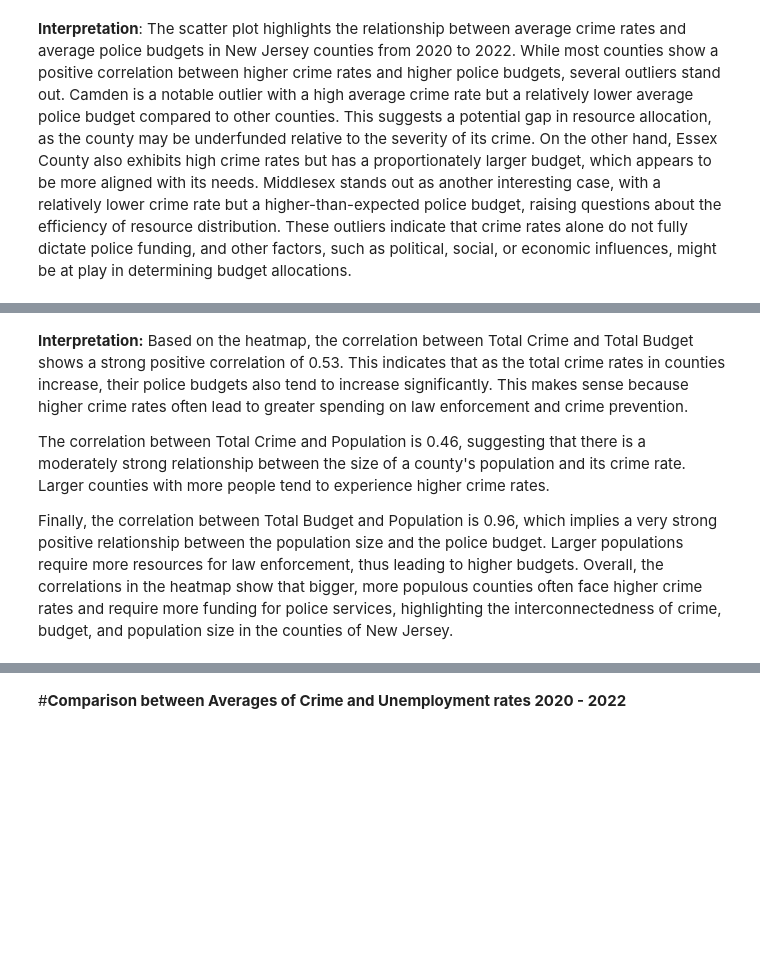
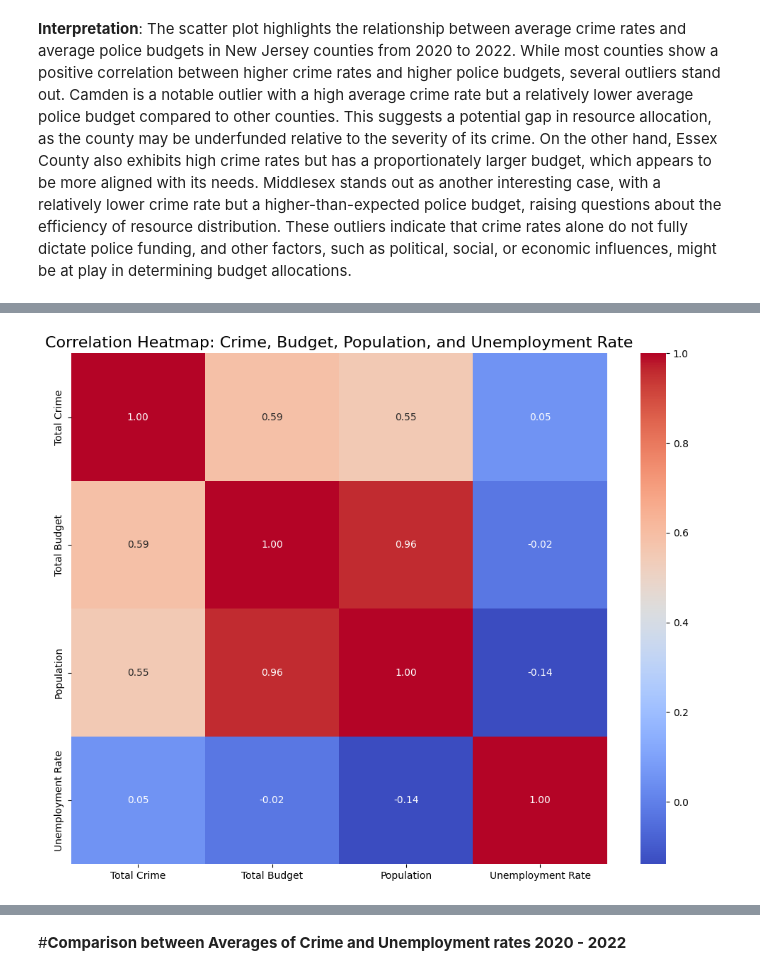
Before and after one commit to erikaguiracocha/Data-Visualization-2025, a Jupyter notebook: PS4erikaguiracocha.ipynb, the cells around one changed output, grey strips where cells are left out. Saved outputs shown, nothing was run; the diff lists cells and outputs as text; code cells hidden in the pictures; blank space fills up the shorter version.

```diff
--- a/PS4erikaguiracocha.ipynb
+++ b/PS4erikaguiracocha.ipynb
@@ -395,6 +343,61 @@ plt.show()
-# %% [markdown]
-**Interpretation:** Based on the heatmap, the correlation between Total Crime and Total Budget shows a strong positive correlation of 0.53. This indicates that as the total crime rates in counties increase, their police budgets also tend to increase significantly. This makes sense because higher crime rates often lead to greater spending on law enforcement and crime prevention.
-
-The correlation between Total Crime and Population is 0.46, suggesting that there is a moderately strong relationship between the size of a county's population and its crime rate. Larger counties with more people tend to experience higher crime rates.
-
-Finally, the correlation between Total Budget and Population is 0.96, which implies a very strong positive relationship between the population size and the police budget. Larger populations require more resources for law enforcement, thus leading to higher budgets. Overall, the correlations in the heatmap show that bigger, more populous counties often face higher crime rates and require more funding for police services, highlighting the interconnectedness of crime, budget, and population size in the counties of New Jersey.
+# %%
+import pandas as pd
+import matplotlib.pyplot as plt
+import seaborn as sns
+
+# URLs de los datasets
+url_crime_data = 'https://raw.githubusercontent.com/erikaguiracocha/Data-Visualization-2025/refs/heads/main/crime%20by%20county%20New%20Jersey.csv'
+url_budget_data = 'https://raw.githubusercontent.com/erikaguiracocha/Data-Visualization-2025/refs/heads/main/police%20budgets%20in%20New%20Jersey.csv'
+url_population_data = 'https://raw.githubusercontent.com/erikaguiracocha/Data-Visualization-2025/refs/heads/main/population%20by%20county.csv'
+url_unemployment = 'https://raw.githubusercontent.com/erikaguiracocha/Data-Visualization-2025/refs/heads/main/unemployment%20rate%20by%20county.csv'
+
+# Cargar los datos
+crime_data = pd.read_csv(url_crime_data, header=1)
+budget_data = pd.read_csv(url_budget_data, header=1)
+population_data = pd.read_csv(url_population_data)
+unemployment_data = pd.read_csv(url_unemployment)
+
+# Limpiar nombres de columnas
+population_data.columns = population_data.columns.str.strip()
+crime_data['County'] = crime_data['County'].str.strip()
+budget_data['County'] = budget_data['County'].str.strip()
+population_data['County'] = population_data['County'].str.strip()
+unemployment_data['County'] = unemployment_data['County'].str.strip()
+
+# Limpiar y convertir columnas de población
+population_data['2,020'] = population_data['2,020'].replace({',': ''}, regex=True).astype(int)
+population_data['2,021'] = population_data['2,021'].replace({',': ''}, regex=True).astype(int)
+population_data['2,022'] = population_data['2,022'].replace({',': ''}, regex=True).astype(int)
+population_data['Population'] = population_data[['2,020', '2,021', '2,022']].mean(axis=1)
+
+# Limpiar y convertir columnas de crimen
+crime_data['2020'] = crime_data['2020'].replace({',': ''}, regex=True).astype(int)
+crime_data['2021'] = crime_data['2021'].replace({',': ''}, regex=True).astype(int)
+crime_data['2022'] = crime_data['2022'].replace({',': ''}, regex=True).astype(int)
+crime_data['Total Crime'] = crime_data['2020'] + crime_data['2021'] + crime_data['2022']
+
+# Limpiar y convertir columnas de presupuesto
+budget_data['2020'] = budget_data['2020'].replace({',': ''}, regex=True).astype(float)
+budget_data['2021'] = budget_data['2021'].replace({',': ''}, regex=True).astype(float)
+budget_data['2022'] = budget_data['2022'].replace({',': ''}, regex=True).astype(float)
+budget_data['Total Budget'] = budget_data['2020'] + budget_data['2021'] + budget_data['2022']
+
+# Promedio de tasa de desempleo (2020-2022)
+unemployment_data['Unemployment Rate'] = unemployment_data[['2020', '2021', '2022']].mean(axis=1)
+
+# Fusionar todos los datasets
+merged_data = pd.merge(crime_data[['County', 'Total Crime']], budget_data[['County', 'Total Budget']], on='County')
+merged_data = pd.merge(merged_data, population_data[['County', 'Population']], on='County')
+merged_data = pd.merge(merged_data, unemployment_data[['County', 'Unemployment Rate']], on='County')
+
+# Matriz de correlación
+correlation_matrix = merged_data[['Total Crime', 'Total Budget', 'Population', 'Unemployment Rate']].corr()
+
+# Heatmap
+plt.figure(figsize=(10, 8))
+sns.heatmap(correlation_matrix, annot=True, cmap='coolwarm', fmt=".2f", cbar=True)
+plt.title('Correlation Heatmap: Crime, Budget, Population, and Unemployment Rate', fontsize=16)
+plt.tight_layout()
+plt.show()
+# %% [output]
+[figure, added]
```
Also changed, not shown: parts of 3 cells of this notebook.
